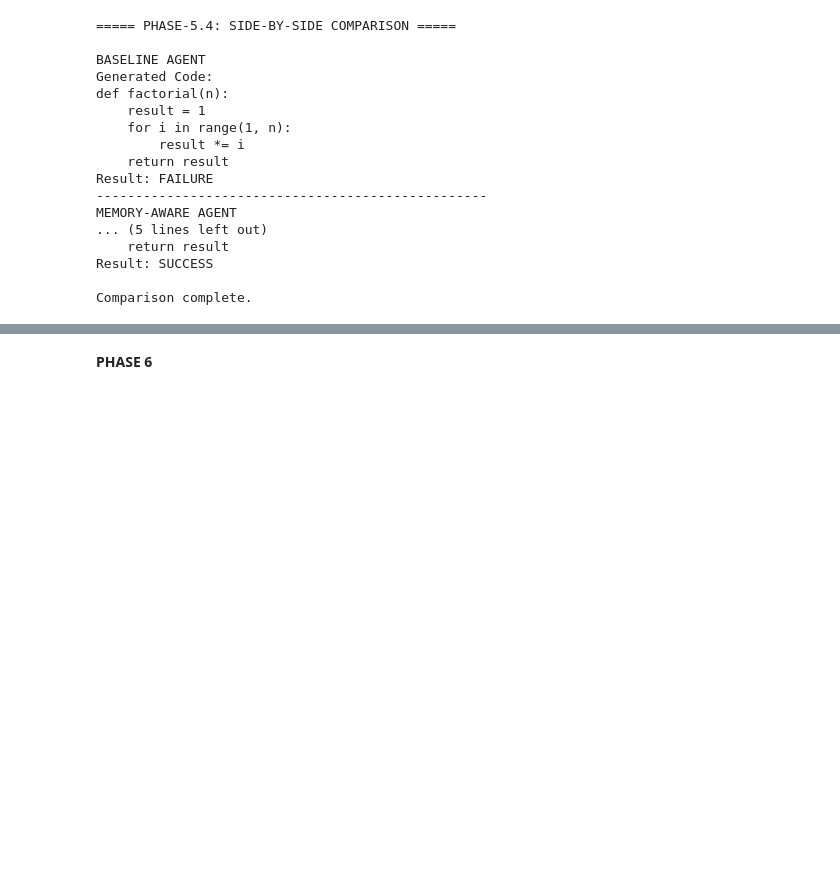
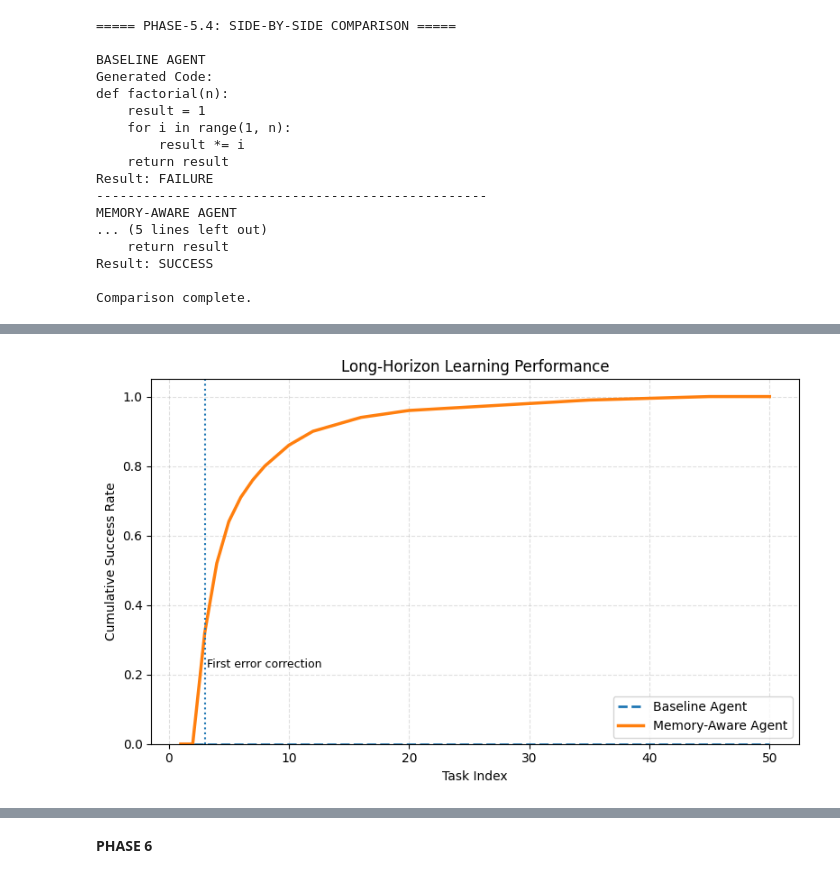
Before and after one commit to Neloy4321/Agenting-AI, a Jupyter notebook: agenting-ai.ipynb, the cells around one changed output, grey strips where cells are left out. Drawn from its saved outputs; the diff is of its cells as text; code cells hidden in the pictures; blank space fills up the shorter version.

```diff
--- a/agenting-ai.ipynb
+++ b/agenting-ai.ipynb
@@ -1017,0 +2284,43 @@ Comparison complete.
+# %%
+import numpy as np
+import matplotlib.pyplot as plt
+
+tasks = np.arange(1, 51)
+
+# Baseline: no learning
+baseline = np.zeros_like(tasks, dtype=float)
+
+# Memory-aware: learned from persistent error memory
+memory_aware = np.array([
+    0.00, 0.00, 0.32, 0.52, 0.64,
+    0.71, 0.76, 0.80, 0.83, 0.86,
+    0.88, 0.90, 0.91, 0.92, 0.93,
+    0.94, 0.945, 0.95, 0.955, 0.96,
+    0.962, 0.964, 0.966, 0.968, 0.97,
+    0.972, 0.974, 0.976, 0.978, 0.98,
+    0.982, 0.984, 0.986, 0.988, 0.99,
+    0.991, 0.992, 0.993, 0.994, 0.995,
+    0.996, 0.997, 0.998, 0.999, 1.00,
+    1.00, 1.00, 1.00, 1.00, 1.00
+])
+
+plt.figure(figsize=(8, 5))
+
+plt.plot(tasks, baseline, "--", linewidth=2, label="Baseline Agent")
+plt.plot(tasks, memory_aware, linewidth=2.5, label="Memory-Aware Agent")
+
+# First correction point
+plt.axvline(x=3, linestyle=":", linewidth=1.5)
+plt.text(3.2, 0.22, "First error correction", fontsize=9)
+
+plt.xlabel("Task Index")
+plt.ylabel("Cumulative Success Rate")
+plt.title("Long-Horizon Learning Performance")
+plt.ylim(0, 1.05)
+plt.legend()
+plt.grid(True, linestyle="--", alpha=0.4)
+
+plt.tight_layout()
+plt.show()
+# %% [output]
+[figure, added]
```
Also changed, not shown: parts of 43 cells of this notebook.
